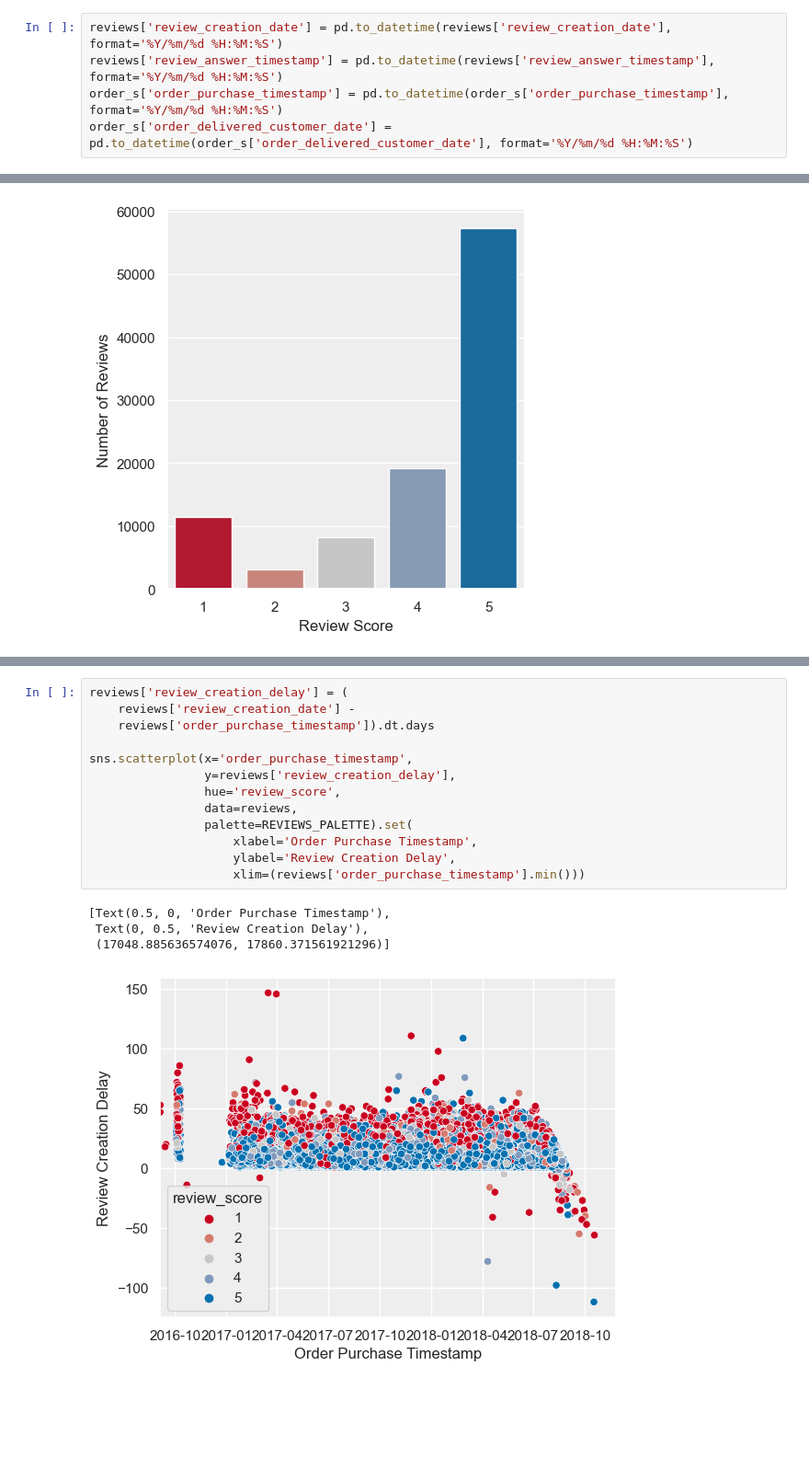
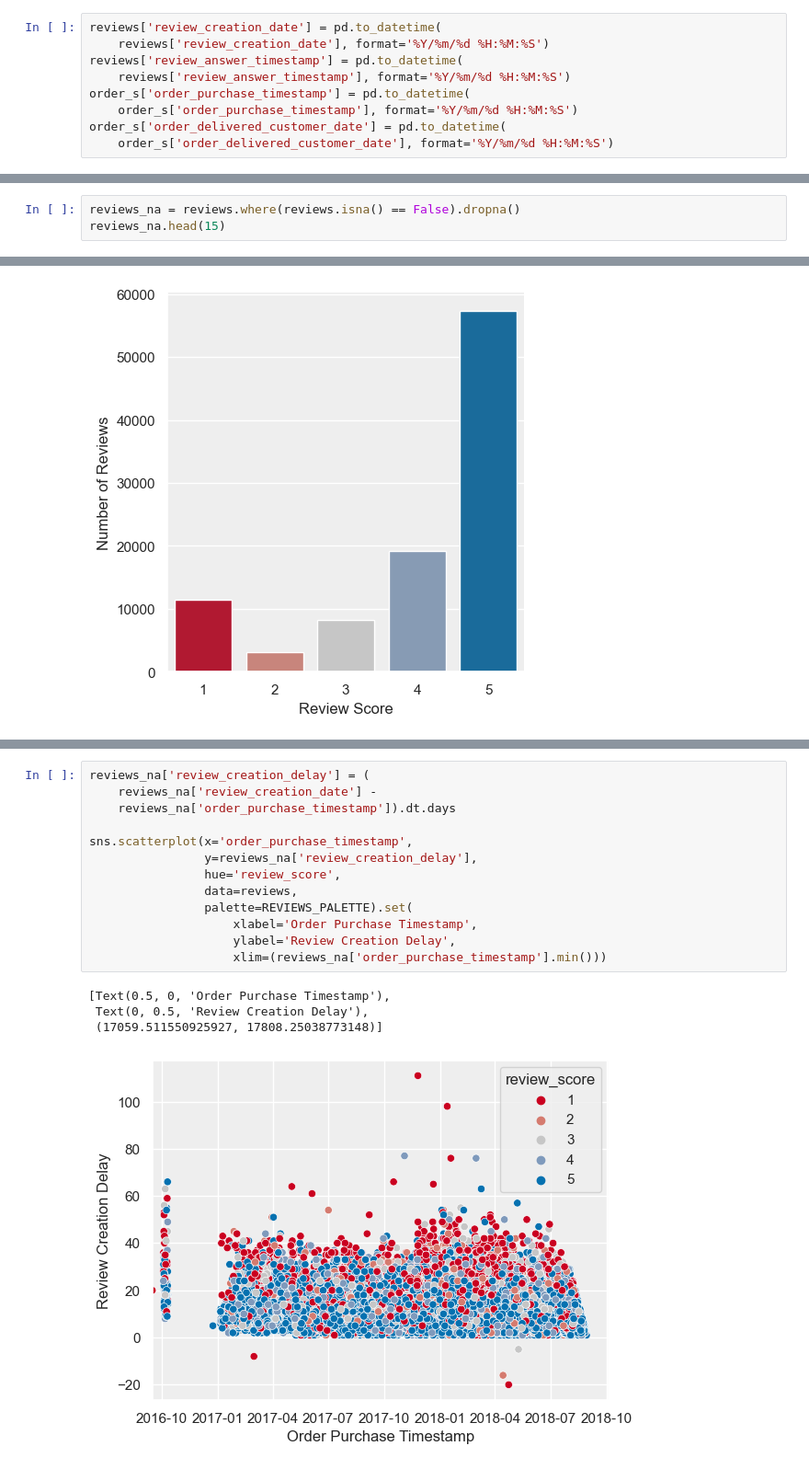
Before and after one commit to vivimouret29/mast2_ai, a Jupyter notebook: mathsDS/fil_rouge/filrouge.ipynb, the cells around one changed output, grey strips where cells are left out. Shown: that part at 92% size. Drawn from its saved outputs; the diff is of its cells as text; blank space fills up the shorter version.

```diff
--- a/mathsDS/fil_rouge/filrouge.ipynb
+++ b/mathsDS/fil_rouge/filrouge.ipynb
@@ -115,8 +112,12 @@ resize_plot = lambda: plt.gcf().set_size_inches(20, 5)
 # %%
-reviews['review_creation_date'] = pd.to_datetime(reviews['review_creation_date'], format='%Y/%m/%d %H:%M:%S')
-reviews['review_answer_timestamp'] = pd.to_datetime(reviews['review_answer_timestamp'], format='%Y/%m/%d %H:%M:%S')
-order_s['order_purchase_timestamp'] = pd.to_datetime(order_s['order_purchase_timestamp'], format='%Y/%m/%d %H:%M:%S')
-order_s['order_delivered_customer_date'] = pd.to_datetime(order_s['order_delivered_customer_date'], format='%Y/%m/%d %H:%M:%S')
+reviews['review_creation_date'] = pd.to_datetime(
+    reviews['review_creation_date'], format='%Y/%m/%d %H:%M:%S')
+reviews['review_answer_timestamp'] = pd.to_datetime(
+    reviews['review_answer_timestamp'], format='%Y/%m/%d %H:%M:%S')
+order_s['order_purchase_timestamp'] = pd.to_datetime(
+    order_s['order_purchase_timestamp'], format='%Y/%m/%d %H:%M:%S')
+order_s['order_delivered_customer_date'] = pd.to_datetime(
+    order_s['order_delivered_customer_date'], format='%Y/%m/%d %H:%M:%S')
 # %%
 reviews = pd.merge(reviews, order_s, on='order_id')
 # %%
@@ -141,3 +142,6 @@ reviews
 | 99222 | 4 | NaN | 2018-07-01 | 2018-07-02 12:59:13 | delivered | ... |
 | 99223 | 1 | meu produto chegou e ja tenho que... | 2017-07-03 | 2017-07-03 21:01:49 | delivered | ... |
 99224 rows × 7 columns
+# %%
+reviews_na = reviews.where(reviews.isna() == False).dropna()
+reviews_na.head(15)
@@ -216,20 +232,20 @@ sns.catplot(x='review_score',
 <seaborn.axisgrid.FacetGrid at 0x...>
 [figure]
 # %%
-reviews['review_creation_delay'] = (
-    reviews['review_creation_date'] -
-    reviews['order_purchase_timestamp']).dt.days
+reviews_na['review_creation_delay'] = (
+    reviews_na['review_creation_date'] -
+    reviews_na['order_purchase_timestamp']).dt.days
 
 sns.scatterplot(x='order_purchase_timestamp',
-                y=reviews['review_creation_delay'],
+                y=reviews_na['review_creation_delay'],
                 hue='review_score',
                 data=reviews,
                 palette=REVIEWS_PALETTE).set(
                     xlabel='Order Purchase Timestamp',
                     ylabel='Review Creation Delay',
-                    xlim=(reviews['order_purchase_timestamp'].min()))
+                    xlim=(reviews_na['order_purchase_timestamp'].min()))
 # %% [output]
 [Text(0.5, 0, 'Order Purchase Timestamp'),
  Text(0, 0.5, 'Review Creation Delay'),
- (17048.885636574076, 17860.371561921296)]
+ (17059.511550925927, 17808.25038773148)]
-[figure, old version]
+[figure, new version]
```
Also changed, not shown: parts of 23 cells of this notebook.
